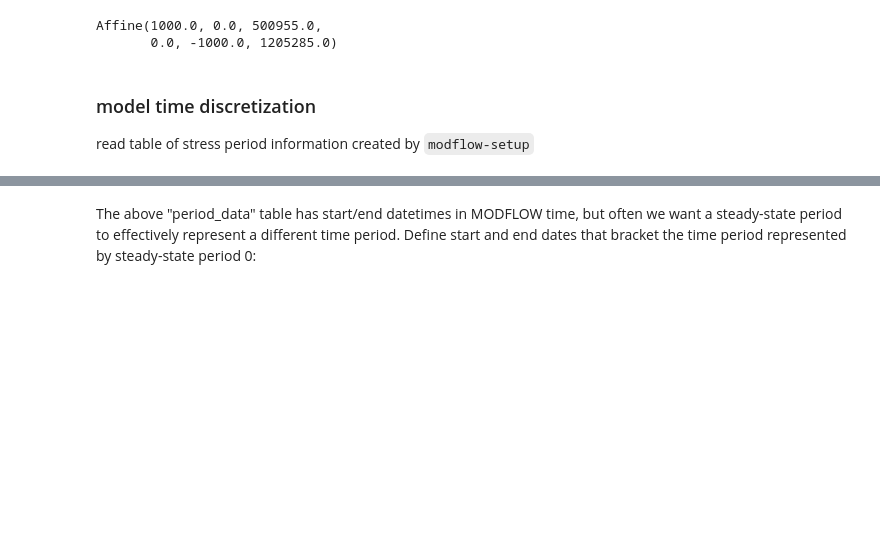
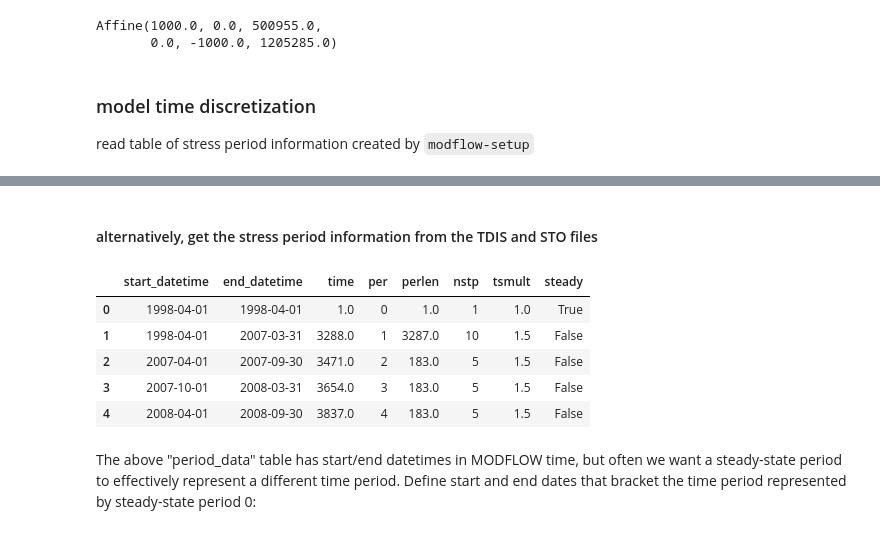
Before and after one commit to aleaf/modflow-obs, a Jupyter notebook: examples/Example.ipynb, the cells around one changed output, grey strips where cells are left out. Saved outputs shown, nothing was run; the diff lists cells and outputs as text; code cells hidden in the pictures; blank space fills up the shorter version.

```diff
--- a/examples/Example.ipynb
+++ b/examples/Example.ipynb
@@ -55,3 +55,17 @@ perioddata.head()
+# %% [markdown]
+#### alternatively, get the stress period information from the TDIS and STO files
+# %%
+from mfobs.modflow import get_perioddata
+
+perioddata = get_perioddata(data_path / 'mfsim.tdis', data_path / 'shellmound.sto')
+perioddata.head()
+# %% [output]
+|  | start_datetime | end_datetime | time | per | perlen | nstp | tsmult | steady |
+| 0 | 1998-04-01 | 1998-04-01 | 1.0 | 0 | 1.0 | 1 | 1.0 | True |
+| 1 | 1998-04-01 | 2007-03-31 | 3288.0 | 1 | 3287.0 | 10 | 1.5 | False |
+| 2 | 2007-04-01 | 2007-09-30 | 3471.0 | 2 | 183.0 | 5 | 1.5 | False |
+| 3 | 2007-10-01 | 2008-03-31 | 3654.0 | 3 | 183.0 | 5 | 1.5 | False |
+| 4 | 2008-04-01 | 2008-09-30 | 3837.0 | 4 | 183.0 | 5 | 1.5 | False |
 # %% [markdown]
 The above "period_data" table has start/end datetimes in MODFLOW time, but often we want a steady-state period to effectively represent a different time period. Define start and end dates that bracket the time period represented by steady-state period 0:
 # %%
```
Also changed, not shown: parts of 1 cell of this notebook, 5 other files.
